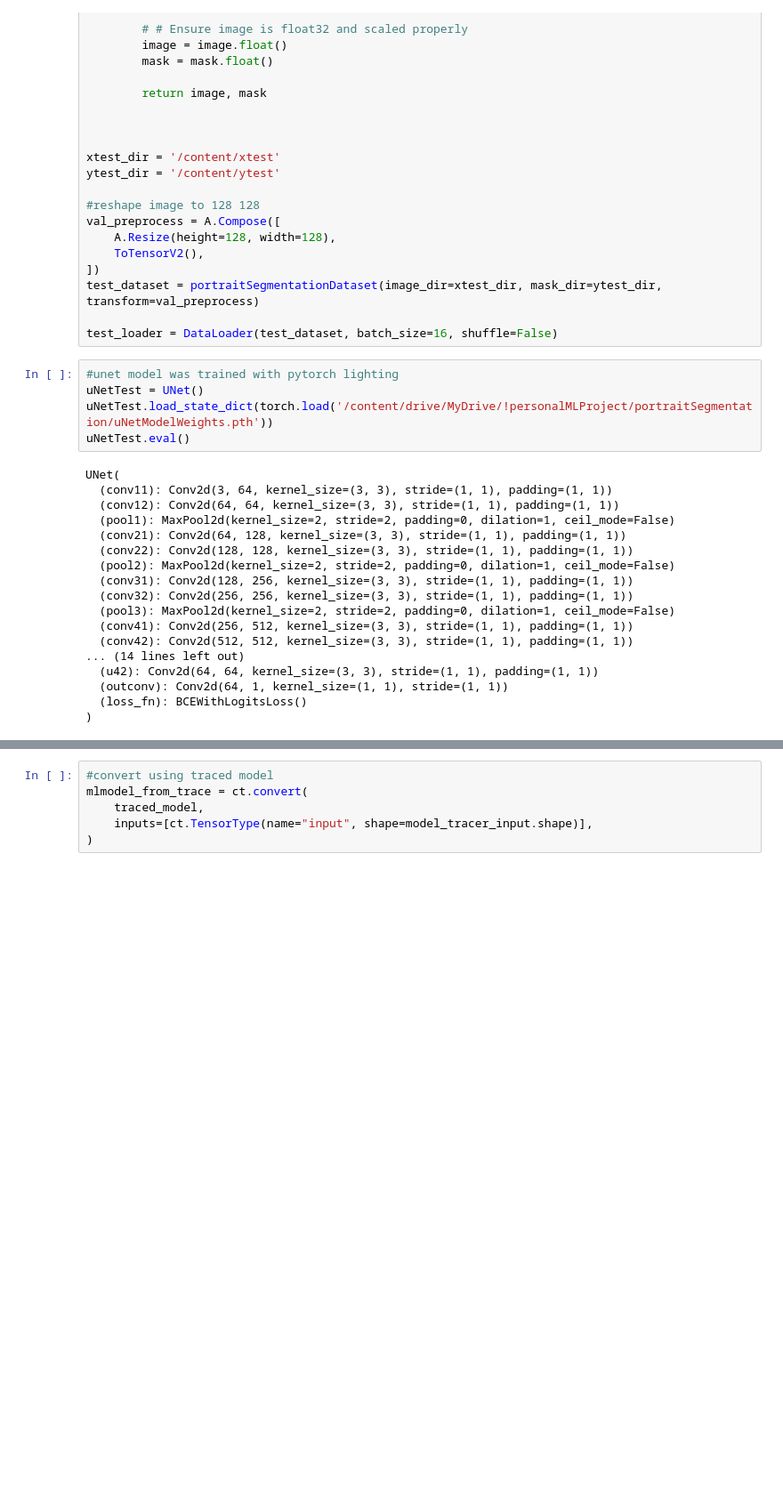
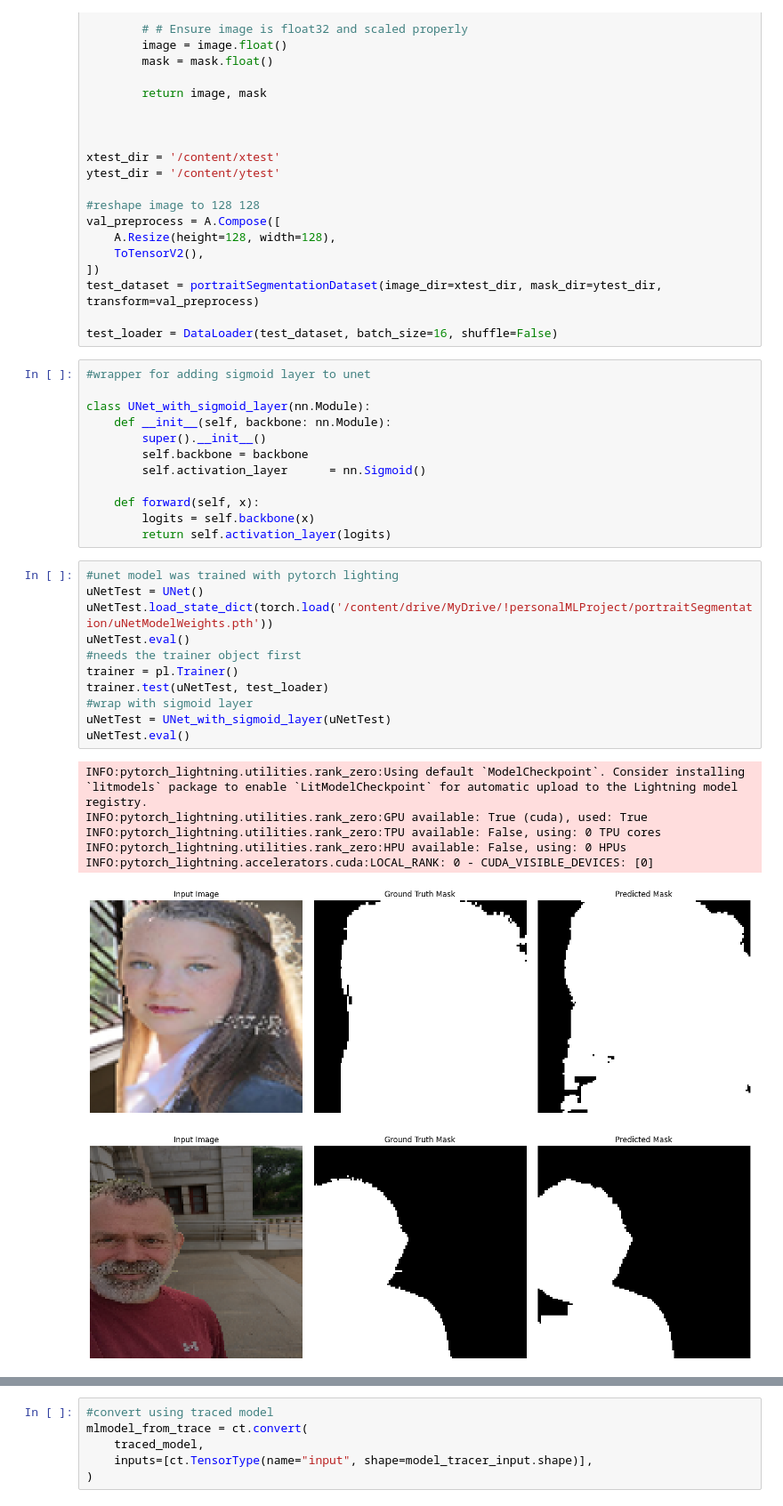
Before and after one commit to SmallChungus1/portraitSegmentation, a Jupyter notebook: UNetPL_to_coreml_conversion.ipynb, the cells around one changed output, grey strips where cells are left out. Shown at 89% size. Drawn from its saved outputs; the diff is of its cells as text; blank space fills up the shorter version.

Commit message:
added sigmoid layer before coreml conversion

```diff
--- a/UNetPL_to_coreml_conversion.ipynb
+++ b/UNetPL_to_coreml_conversion.ipynb
@@ -307,26 +319,34 @@ val_preprocess = A.Compose([
 test_dataset = portraitSegmentationDataset(image_dir=xtest_dir, mask_dir=ytest_dir, transform=val_preprocess)
 
 test_loader = DataLoader(test_dataset, batch_size=16, shuffle=False)
+# %%
+#wrapper for adding sigmoid layer to unet
+
+class UNet_with_sigmoid_layer(nn.Module):
+    def __init__(self, backbone: nn.Module):
+        super().__init__()
+        self.backbone = backbone
+        self.activation_layer      = nn.Sigmoid()
+
+    def forward(self, x):
+        logits = self.backbone(x)
+        return self.activation_layer(logits)
 # %%
 #unet model was trained with pytorch lighting
 uNetTest = UNet()
 uNetTest.load_state_dict(torch.load('/content/drive/MyDrive/!personalMLProject/portraitSegmentation/uNetModelWeights.pth'))
 uNetTest.eval()
+#needs the trainer object first
+trainer = pl.Trainer()
+trainer.test(uNetTest, test_loader)
+#wrap with sigmoid layer
+uNetTest = UNet_with_sigmoid_layer(uNetTest)
+uNetTest.eval()
 # %% [output]
-UNet(
-  (conv11): Conv2d(3, 64, kernel_size=(3, 3), stride=(1, 1), padding=(1, 1))
-  (conv12): Conv2d(64, 64, kernel_size=(3, 3), stride=(1, 1), padding=(1, 1))
-  (pool1): MaxPool2d(kernel_size=2, stride=2, padding=0, dilation=1, ceil_mode=False)
-  (conv21): Conv2d(64, 128, kernel_size=(3, 3), stride=(1, 1), padding=(1, 1))
-  (conv22): Conv2d(128, 128, kernel_size=(3, 3), stride=(1, 1), padding=(1, 1))
-  (pool2): MaxPool2d(kernel_size=2, stride=2, padding=0, dilation=1, ceil_mode=False)
-  (conv31): Conv2d(128, 256, kernel_size=(3, 3), stride=(1, 1), padding=(1, 1))
-  (conv32): Conv2d(256, 256, kernel_size=(3, 3), stride=(1, 1), padding=(1, 1))
-  (pool3): MaxPool2d(kernel_size=2, stride=2, padding=0, dilation=1, ceil_mode=False)
-  (conv41): Conv2d(256, 512, kernel_size=(3, 3), stride=(1, 1), padding=(1, 1))
-  (conv42): Conv2d(512, 512, kernel_size=(3, 3), stride=(1, 1), padding=(1, 1))
-... (14 lines left out)
-  (u42): Conv2d(64, 64, kernel_size=(3, 3), stride=(1, 1), padding=(1, 1))
-  (outconv): Conv2d(64, 1, kernel_size=(1, 1), stride=(1, 1))
-  (loss_fn): BCEWithLogitsLoss()
-)
+INFO:pytorch_lightning.utilities.rank_zero:Using default `ModelCheckpoint`. Consider installing `litmodels` package to enable `LitModelCheckpoint` for automatic upload to the Lightning model registry.
+INFO:pytorch_lightning.utilities.rank_zero:GPU available: True (cuda), used: True
+INFO:pytorch_lightning.utilities.rank_zero:TPU available: False, using: 0 TPU cores
+INFO:pytorch_lightning.utilities.rank_zero:HPU available: False, using: 0 HPUs
+INFO:pytorch_lightning.accelerators.cuda:LOCAL_RANK: 0 - CUDA_VISIBLE_DEVICES: [0]
+[figure, added]
+[figure, added]
```
Also changed, not shown: parts of 3 cells of this notebook.
